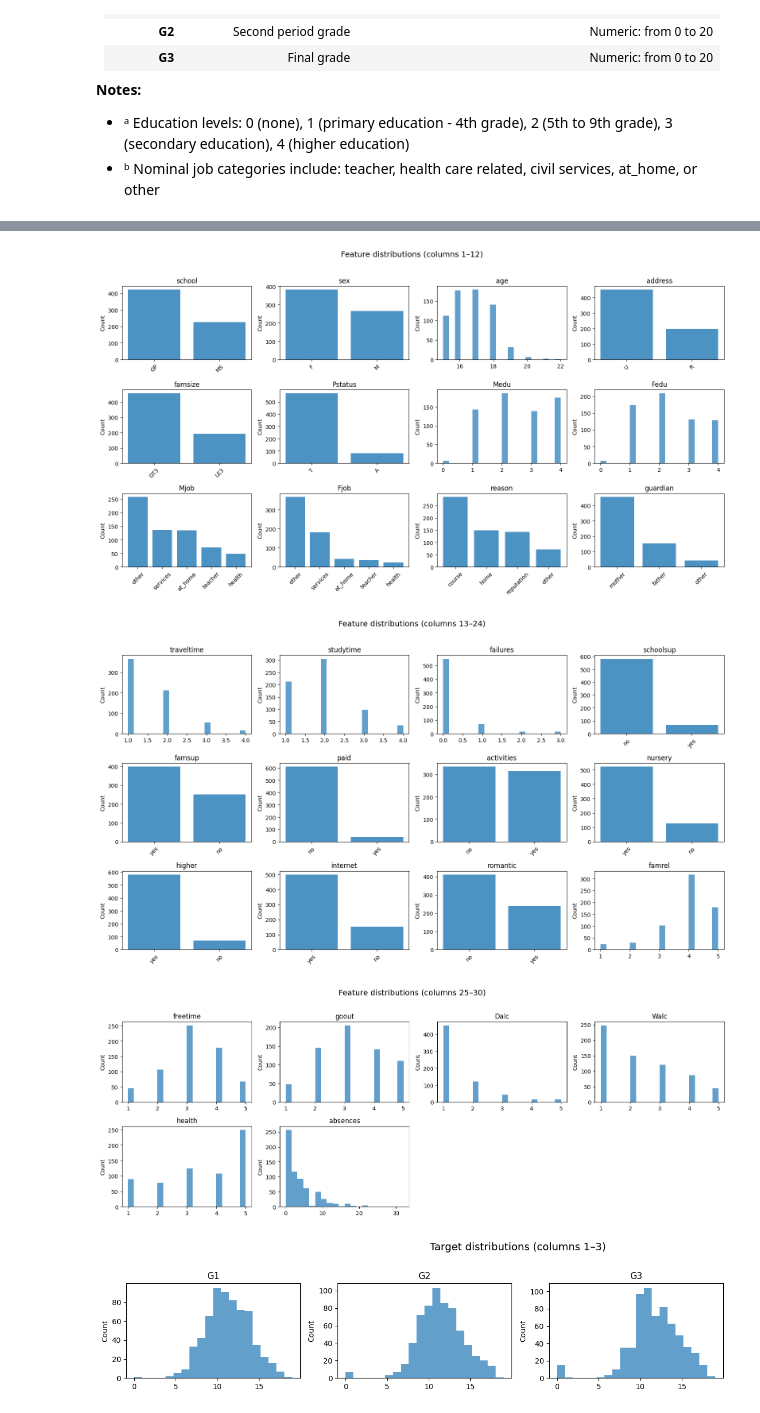
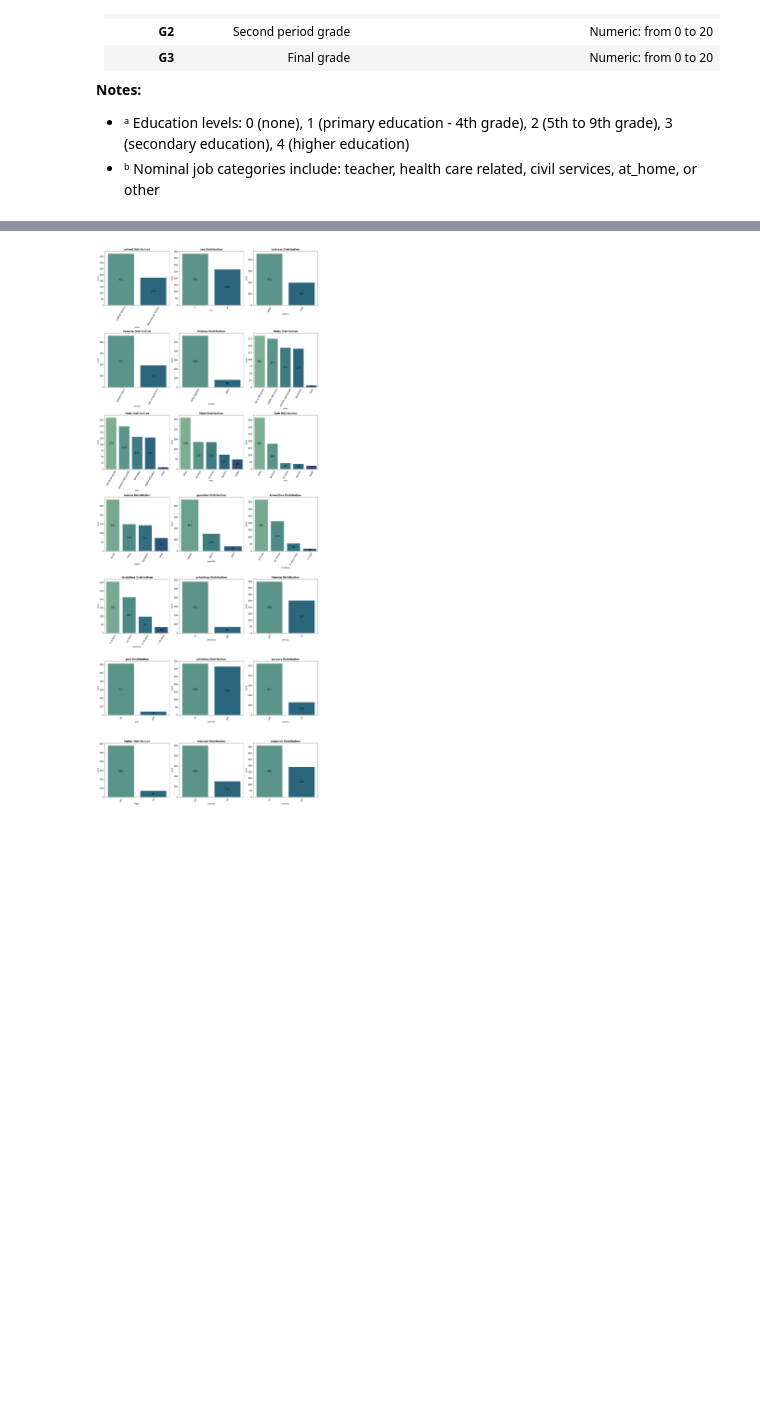
Before and after one commit to Yahtze/CS-9223-RAI-Project, a Jupyter notebook: main.ipynb, the cells around one changed output, grey strips where cells are left out. Drawn from its saved outputs; the diff is of its cells as text; code cells hidden in the pictures; blank space fills up the shorter version.

Commit message:
add data profiling

```diff
--- a/main.ipynb
+++ b/main.ipynb
@@ -90,3 +100,6 @@ student_performance = fetch_ucirepo(id=320)
 # data (as pandas dataframes)
 X = student_performance.data.features
 y = student_performance.data.targets
+
+full_df = X.join(y, how='outer')
+full_df.head()
@@ -154,37 +234,34 @@ memory usage: 15.3 KB
+# %%
+num_cols = full_df.select_dtypes(include='int64').columns
+cat_cols = full_df.select_dtypes(include='object').columns
 # %%
-def plot_distributions(df, title_prefix="Features", chunk_size=12, ncols=4):
-    # Accept Series or DataFrame
-    if isinstance(df, pd.Series):
-        df = df.to_frame()
-    cols = list(df.columns)
-    for start in range(0, len(cols), chunk_size):
-        chunk = cols[start:start+chunk_size]
-        n = len(chunk)
-        nrows = math.ceil(n / ncols)
-        fig, axes = plt.subplots(nrows, ncols, figsize=(ncols*4, nrows*3))
-        axes = axes.flatten() if nrows * ncols > 1 else [axes]
-        for ax_idx, col in enumerate(chunk):
-            ax = axes[ax_idx]
-            col_data = df[col].dropna()
-            if pd.api.types.is_numeric_dtype(col_data):
-                ax.hist(col_data, bins=20, color="C0", alpha=0.7)
-                ax.set_ylabel("Count")
-            else:
-                vc = col_data.value_counts()
-                ax.bar(vc.index.astype(str), vc.values, color="C0", alpha=0.8)
-                ax.set_ylabel("Count")
-                ax.tick_params(axis="x", rotation=45)
-            ax.set_title(col)
-        # remove any unused axes
-        for unused_ax in axes[n:]:
-            fig.delaxes(unused_ax)
-        fig.suptitle(f"{title_prefix} distributions (columns {start+1}–{start+len(chunk)})", fontsize=14)
-        plt.tight_layout(rect=[0, 0, 1, 0.96])
-        plt.show()
+rows, cols = 7, 3
+fig, axes = plt.subplots(rows, cols, figsize=(18, 45))
+axes = axes.flatten()
 
-# Plot all feature distributions in X and target(s) in y
-plot_distributions(X, title_prefix="Feature")
-if y is not None:
-    plot_distributions(y, title_prefix="Target")
-# ...existing code...
+# Plot each categorical column
+for i, col_name in enumerate(cat_cols):
+    ax = axes[i]
+    plot = sn.countplot(data=full_df,
+                         x=full_df[col_name],
+                         ax=ax,
+                         palette="crest",
+                         order = full_df[col_name].value_counts().index
+    )
+
+    # Set titles and font sizes
+    ax.set_title(f"{col_name} Distribution", fontsize=14, fontweight='bold')
+    ax.tick_params(axis="x", rotation=60, labelsize=12)
+    ax.tick_params(axis="y", labelsize=12)
+
+    # Add frequency labels on top of each bar
+    for container in ax.containers:
+        ax.bar_label(container, fmt='%d', label_type='center', fontsize=14)
+
+# Remove unused axes if cat_cols < rows*cols
+for j in range(len(cat_cols), len(axes)):
+    fig.delaxes(axes[j])
+
+plt.tight_layout()
+plt.show()
 # %% [output]
@@ -191,4 +285 @@ if y is not None:
-[figure, old version]
+[figure, new version]
-[figure, removed]
-[figure, removed]
-[figure, removed]
```
Also changed, not shown: parts of 17 cells of this notebook.
